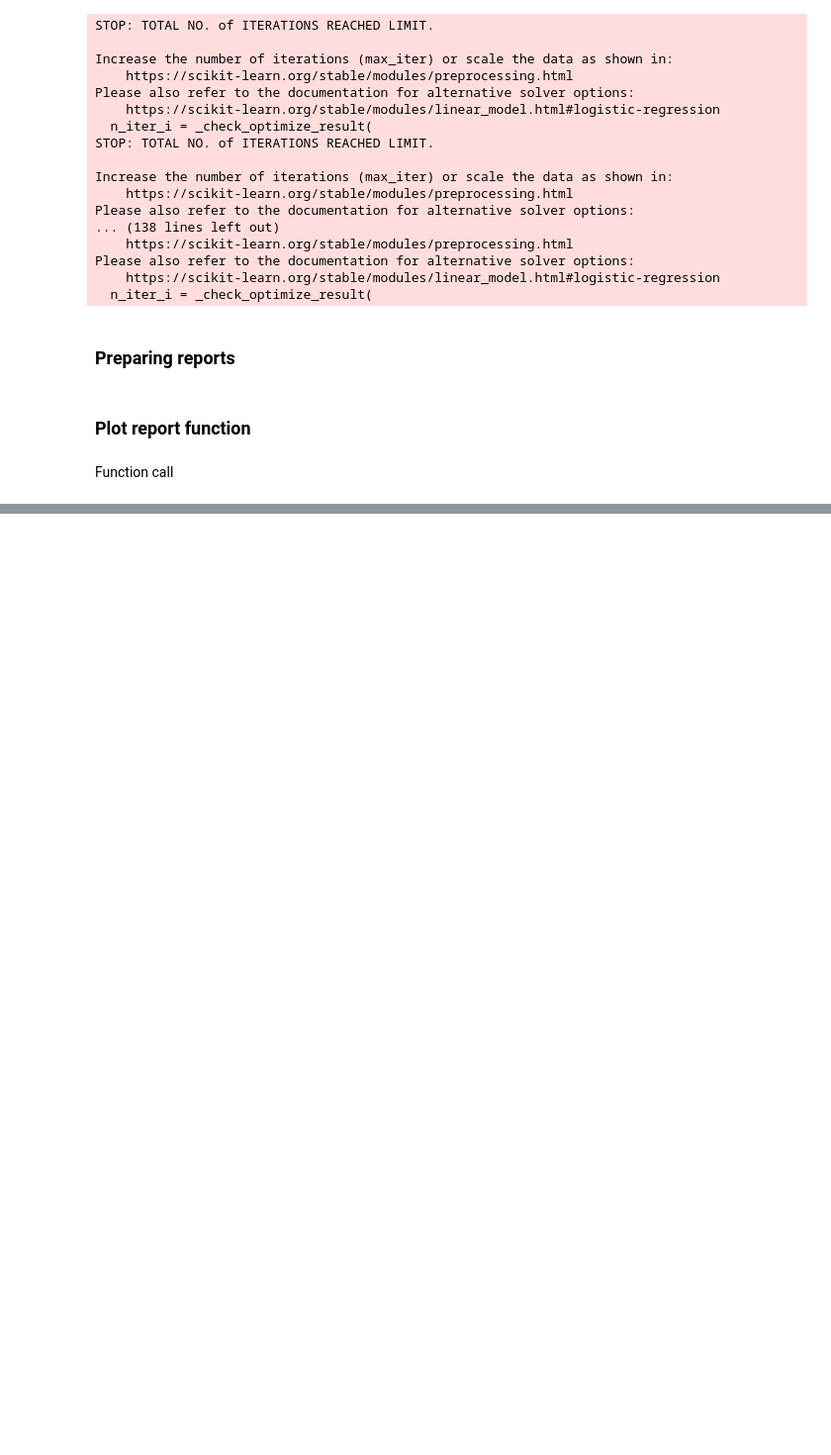
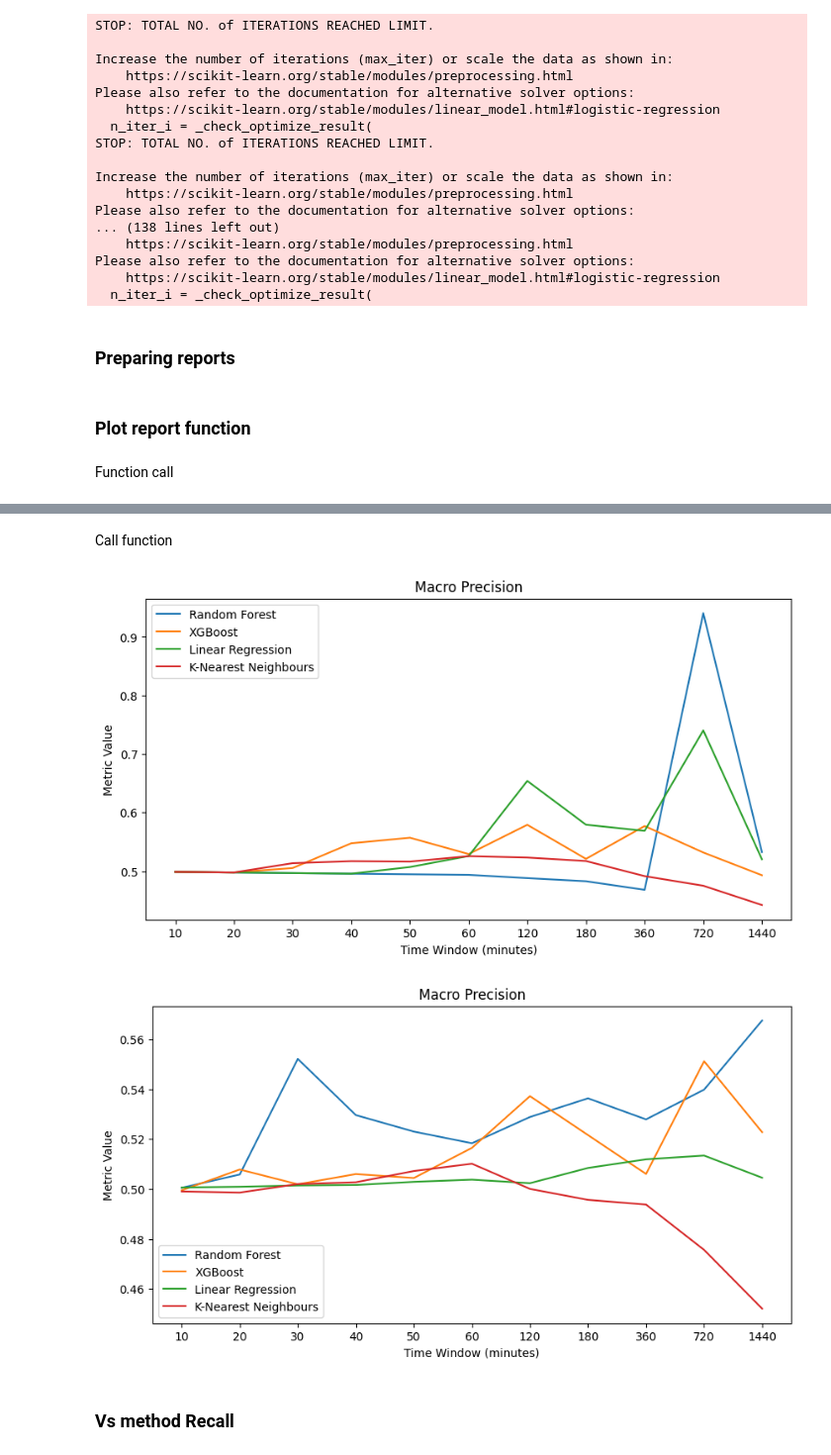
Before and after one commit to Svet0zar/ISIS-Ion-Source-Reliability, a Jupyter notebook: user run preprocessing/StructuredRun.ipynb, the cells around one changed output, grey strips where cells are left out. Shown at 99% size. Drawn from its saved outputs; the diff is of its cells as text; code cells hidden in the pictures; blank space fills up the shorter version.

```diff
--- a/user run preprocessing/StructuredRun.ipynb
+++ b/user run preprocessing/StructuredRun.ipynb
@@ -415,0 +457,33 @@ plot_report(xg_crs)
+# %%
+def plot_report_vs(rf_rep, xg_rep, ln_rep, knn_rep):
+    rf_acc = []
+    xg_acc = []
+    ln_acc = []
+    knn_acc = []
+    for i in range(len(rf_rep)):
+        rf_acc.append(rf_rep[i]['macro avg']['precision'])
+        xg_acc.append(xg_rep[i]['macro avg']['precision'])
+        ln_acc.append(ln_rep[i]['macro avg']['precision'])
+        knn_acc.append(knn_rep[i]['macro avg']['precision'])
+
+    plt.figure(figsize=(10, 5))
+    plt.plot(rf_acc, label='Random Forest')
+    plt.plot(xg_acc, label='XGBoost')
+    plt.plot(ln_acc, label='Linear Regression')
+    plt.plot(knn_acc, label='K-Nearest Neighbours')
+    plt.title('Macro Precision')
+    plt.xlabel('Time Window (minutes)')
+    plt.ylabel('Metric Value')
+    plt.xticks(range(11), twindows)
+    plt.legend()
+    plt.show()
+# %% [markdown]
+Call function
+# %%
+plot_report_vs(rf_crs, xg_crs, ln_crs, knn_crs)
+plot_report_vs(rf_crs_smote, xg_crs_smote, ln_crs_smote, knn_crs_smote)
+# %% [output]
+[figure, added]
+[figure, added]
+# %% [markdown]
+### Vs method Recall
```
Also changed, not shown: parts of 15 cells of this notebook.
